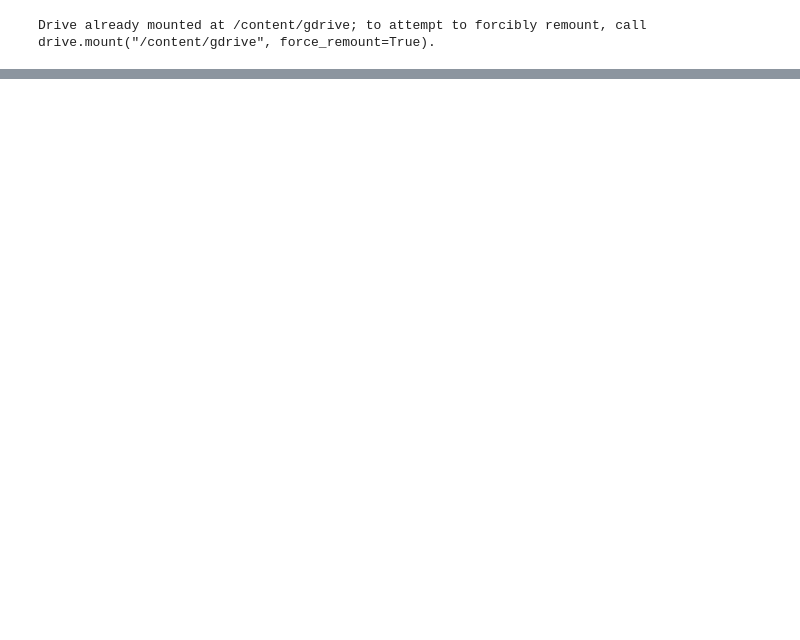
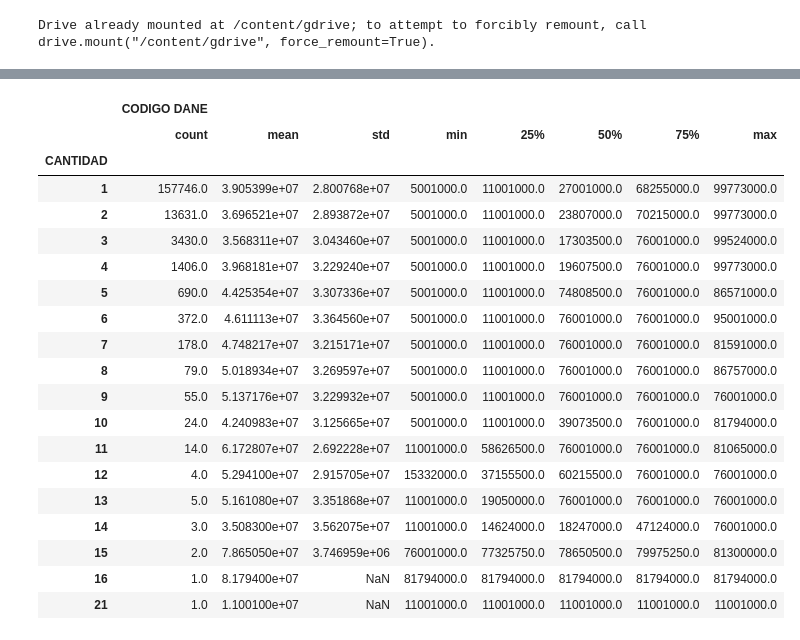
Before and after one commit to Whippoorwil/Proyecto-Ciencia-de-Datos, a Jupyter notebook: data_science_ejercicio.ipynb, the cells around one changed output, grey strips where cells are left out. Cells and saved outputs as stored; diff of their text form; code cells hidden in the pictures; blank space fills up the shorter version.

```diff
--- a/data_science_ejercicio.ipynb
+++ b/data_science_ejercicio.ipynb
@@ -25,0 +102,23 @@ Name: GRUPO ETARÍO, Length: 177641, dtype: object
+# %%
+homicidios.groupby('CANTIDAD').describe()
+# %% [output]
+|  | CODIGO DANE |  |  |  |  |  |  |  |
+|  | count | mean | std | min | 25% | 50% | 75% | max |
+| CANTIDAD |  |  |  |  |  |  |  |  |
+| 1 | 157746.0 | 3.905399e+07 | 2.800768e+07 | 5001000.0 | 11001000.0 | 27001000.0 | 68255000.0 | 99773000.0 |
+| 2 | 13631.0 | 3.696521e+07 | 2.893872e+07 | 5001000.0 | 11001000.0 | 23807000.0 | 70215000.0 | 99773000.0 |
+| 3 | 3430.0 | 3.568311e+07 | 3.043460e+07 | 5001000.0 | 11001000.0 | 17303500.0 | 76001000.0 | 99524000.0 |
+| 4 | 1406.0 | 3.968181e+07 | 3.229240e+07 | 5001000.0 | 11001000.0 | 19607500.0 | 76001000.0 | 99773000.0 |
+| 5 | 690.0 | 4.425354e+07 | 3.307336e+07 | 5001000.0 | 11001000.0 | 74808500.0 | 76001000.0 | 86571000.0 |
+| 6 | 372.0 | 4.611113e+07 | 3.364560e+07 | 5001000.0 | 11001000.0 | 76001000.0 | 76001000.0 | 95001000.0 |
+| 7 | 178.0 | 4.748217e+07 | 3.215171e+07 | 5001000.0 | 11001000.0 | 76001000.0 | 76001000.0 | 81591000.0 |
+| 8 | 79.0 | 5.018934e+07 | 3.269597e+07 | 5001000.0 | 11001000.0 | 76001000.0 | 76001000.0 | 86757000.0 |
+| 9 | 55.0 | 5.137176e+07 | 3.229932e+07 | 5001000.0 | 11001000.0 | 76001000.0 | 76001000.0 | 76001000.0 |
+| 10 | 24.0 | 4.240983e+07 | 3.125665e+07 | 5001000.0 | 11001000.0 | 39073500.0 | 76001000.0 | 81794000.0 |
+| 11 | 14.0 | 6.172807e+07 | 2.692228e+07 | 11001000.0 | 58626500.0 | 76001000.0 | 76001000.0 | 81065000.0 |
+| 12 | 4.0 | 5.294100e+07 | 2.915705e+07 | 15332000.0 | 37155500.0 | 60215500.0 | 76001000.0 | 76001000.0 |
+| 13 | 5.0 | 5.161080e+07 | 3.351868e+07 | 11001000.0 | 19050000.0 | 76001000.0 | 76001000.0 | 76001000.0 |
+| 14 | 3.0 | 3.508300e+07 | 3.562075e+07 | 11001000.0 | 14624000.0 | 18247000.0 | 47124000.0 | 76001000.0 |
+| 15 | 2.0 | 7.865050e+07 | 3.746959e+06 | 76001000.0 | 77325750.0 | 78650500.0 | 79975250.0 | 81300000.0 |
+| 16 | 1.0 | 8.179400e+07 | NaN | 81794000.0 | 81794000.0 | 81794000.0 | 81794000.0 | 81794000.0 |
+| 21 | 1.0 | 1.100100e+07 | NaN | 11001000.0 | 11001000.0 | 11001000.0 | 11001000.0 | 11001000.0 |
```
Also changed, not shown: parts of 10 cells of this notebook.
